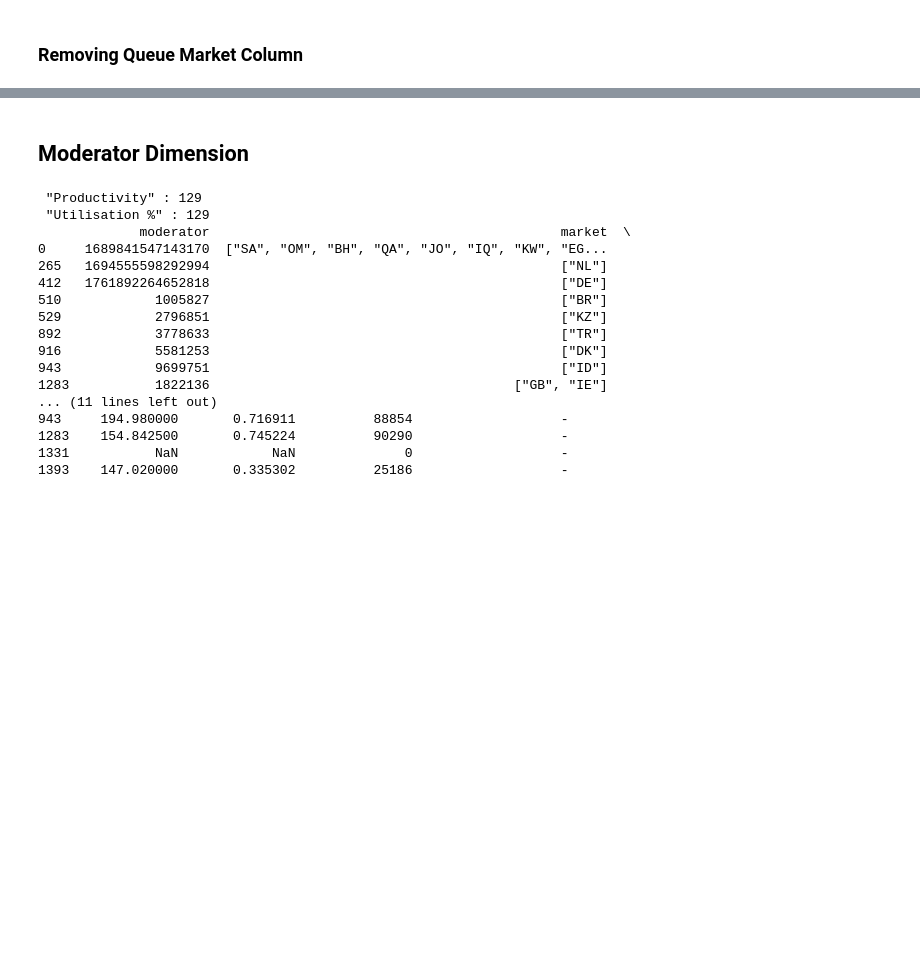
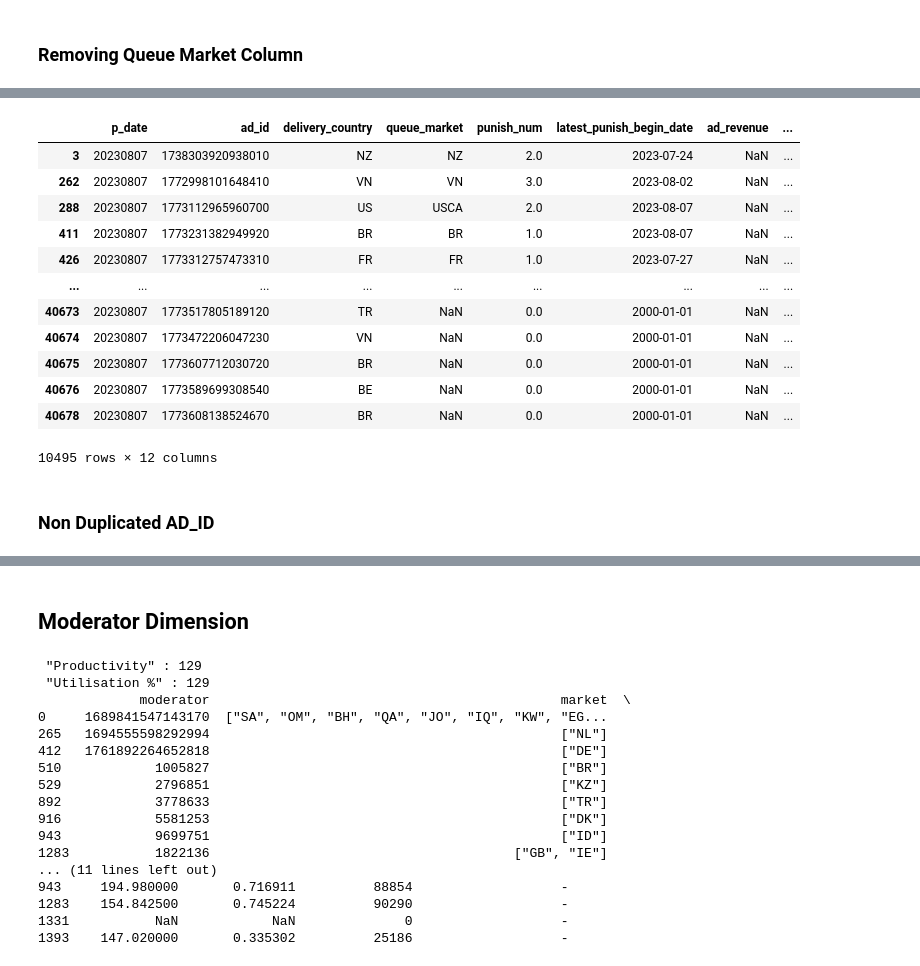
Before and after one commit to Lu-Yi-Fan/Tiktok-hackerthon, a Jupyter notebook: main.ipynb, the cells around one changed output, grey strips where cells are left out. Cells and saved outputs as stored; diff of their text form; code cells hidden in the pictures; blank space fills up the shorter version.

```diff
--- a/main.ipynb
+++ b/main.ipynb
@@ -126,0 +288,21 @@ len(null_rows)
+# %%
+# ad revenue that is null
+blank_ad_revenue_condition = ads_dimension_no_duplicates['ad_revenue'].isna()
+filtered_df_ads = ads_dimension_no_duplicates[blank_ad_revenue_condition]
+filtered_df_ads
+# %% [output]
+|  | p_date | ad_id | delivery_country | queue_market | punish_num | latest_punish_begin_date | ad_revenue | ... |
+| 3 | 20230807 | 1738303920938010 | NZ | NZ | 2.0 | 2023-07-24 | NaN | ... |
+| 262 | 20230807 | 1772998101648410 | VN | VN | 3.0 | 2023-08-02 | NaN | ... |
+| 288 | 20230807 | 1773112965960700 | US | USCA | 2.0 | 2023-08-07 | NaN | ... |
+| 411 | 20230807 | 1773231382949920 | BR | BR | 1.0 | 2023-08-07 | NaN | ... |
+| 426 | 20230807 | 1773312757473310 | FR | FR | 1.0 | 2023-07-27 | NaN | ... |
+| ... | ... | ... | ... | ... | ... | ... | ... | ... |
+| 40673 | 20230807 | 1773517805189120 | TR | NaN | 0.0 | 2000-01-01 | NaN | ... |
+| 40674 | 20230807 | 1773472206047230 | VN | NaN | 0.0 | 2000-01-01 | NaN | ... |
+| 40675 | 20230807 | 1773607712030720 | BR | NaN | 0.0 | 2000-01-01 | NaN | ... |
+| 40676 | 20230807 | 1773589699308540 | BE | NaN | 0.0 | 2000-01-01 | NaN | ... |
+| 40678 | 20230807 | 1773608138524670 | BR | NaN | 0.0 | 2000-01-01 | NaN | ... |
+10495 rows × 12 columns
+# %% [markdown]
+### Non Duplicated AD_ID
```
Also changed, not shown: parts of 33 cells of this notebook, 4 other files.
